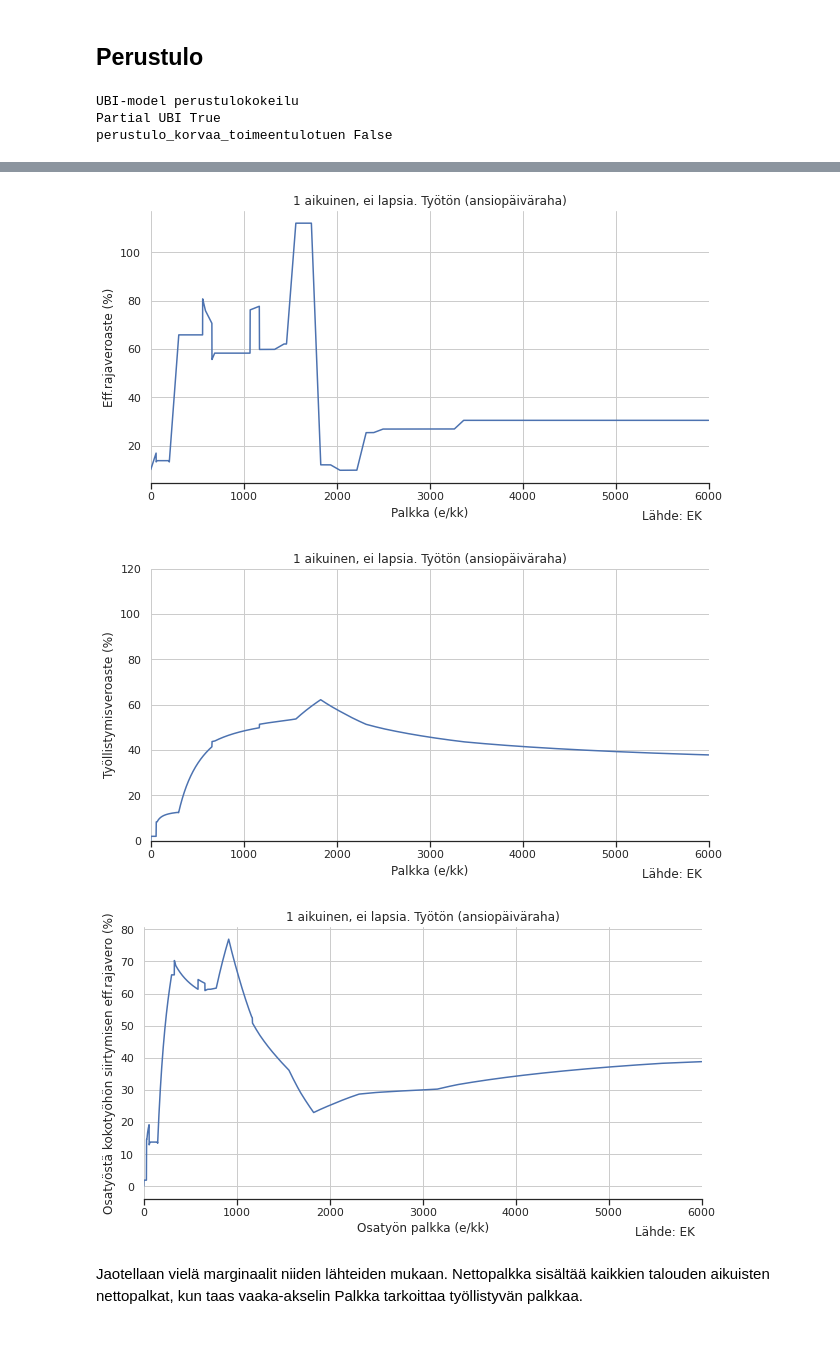
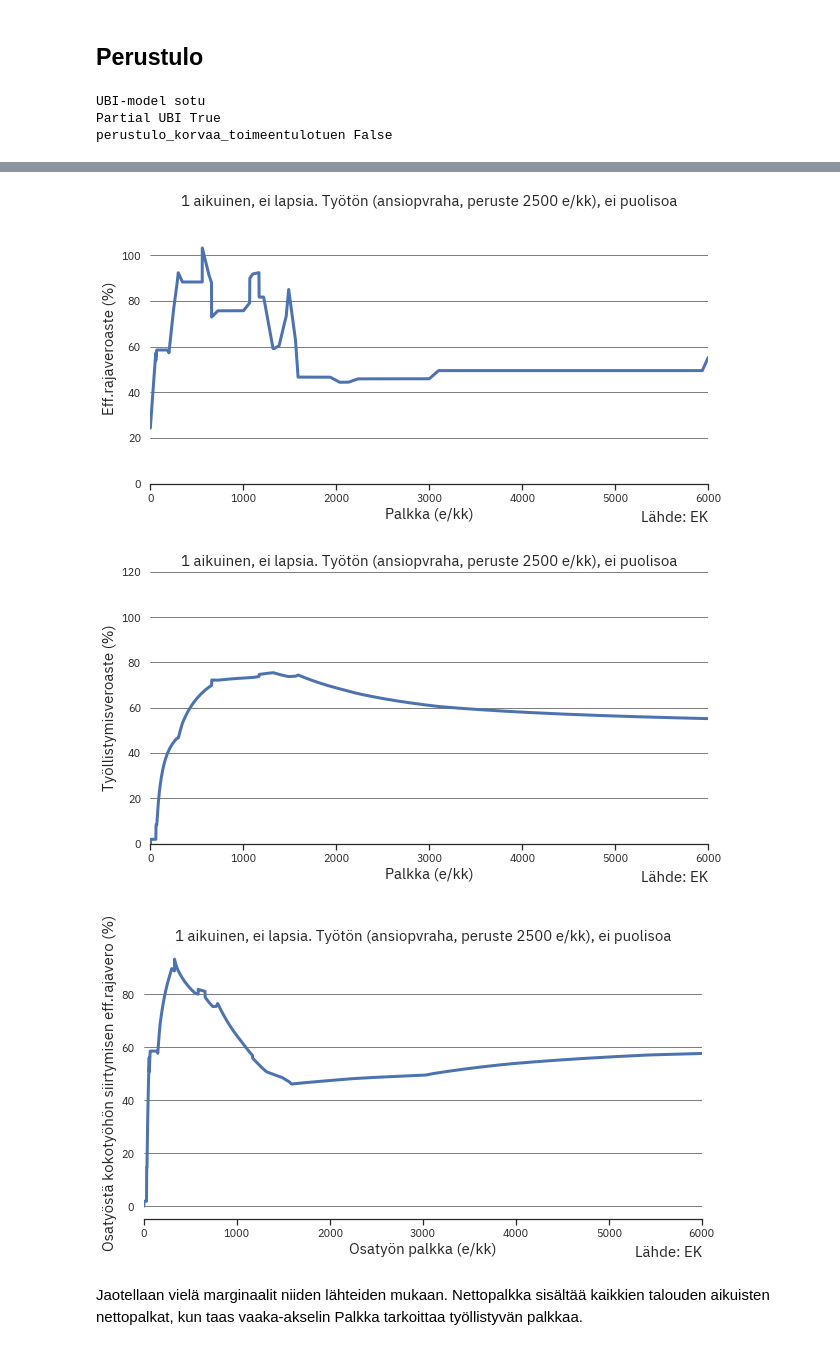
Before and after one commit to ajtanskanen/benefits, a Jupyter notebook: perustulo.ipynb, the cells around one changed output, grey strips where cells are left out. Drawn from its saved outputs; the diff is of its cells as text; code cells hidden in the pictures.

Commit message:
sotu-version of basic income

```diff
--- a/perustulo.ipynb
+++ b/perustulo.ipynb
@@ -68,7 +66,11 @@ findfont: Font family ['IBM Plex Sans'] not found. Falling back to DejaVu Sans.
 # %%
 # Luokka Benefits() sisältää koodin
 #kw={'perustulomalli':'vihreat'}
-kw={'perustulomalli':'perustulokokeilu'}
+#kw={'perustulomalli':'Kela'}
+kw={'perustulomalli':'sotu'}
+#kw={'perustulomalli':'sotu_matala'}
+#kw={'perustulomalli':'asetettava','perustulo_asetettava':800}
+
 
 ben=fin_benefits.BasicIncomeBenefits(kwargs=kw)
 ben.set_year(2018)
@@ -77,6 +79,6 @@ basic_marg=fin_benefits.Marginals(ben,year=year)
 # ja lasketaan & plotataan tulokset
 bi_netto,bi_eff,bi_tva,bi_osatva=basic_marg.laske_ja_plottaa(p)
 # %% [output]
-UBI-model perustulokokeilu
+UBI-model sotu
 Partial UBI True
 perustulo_korvaa_toimeentulotuen False
@@ -84,6 +86,6 @@ perustulo_korvaa_toimeentulotuen False
-[figure, old version]
+[figure, new version]
-[figure, old version]
+[figure, new version]
-[figure, old version]
+[figure, new version]
 # %% [markdown]
 Jaotellaan vielä marginaalit niiden lähteiden mukaan. Nettopalkka sisältää kaikkien talouden aikuisten nettopalkat, kun taas vaaka-akselin Palkka tarkoittaa työllistyvän palkkaa.
 # %%
```
Also changed, not shown: parts of 13 cells of this notebook, 8 other files.
